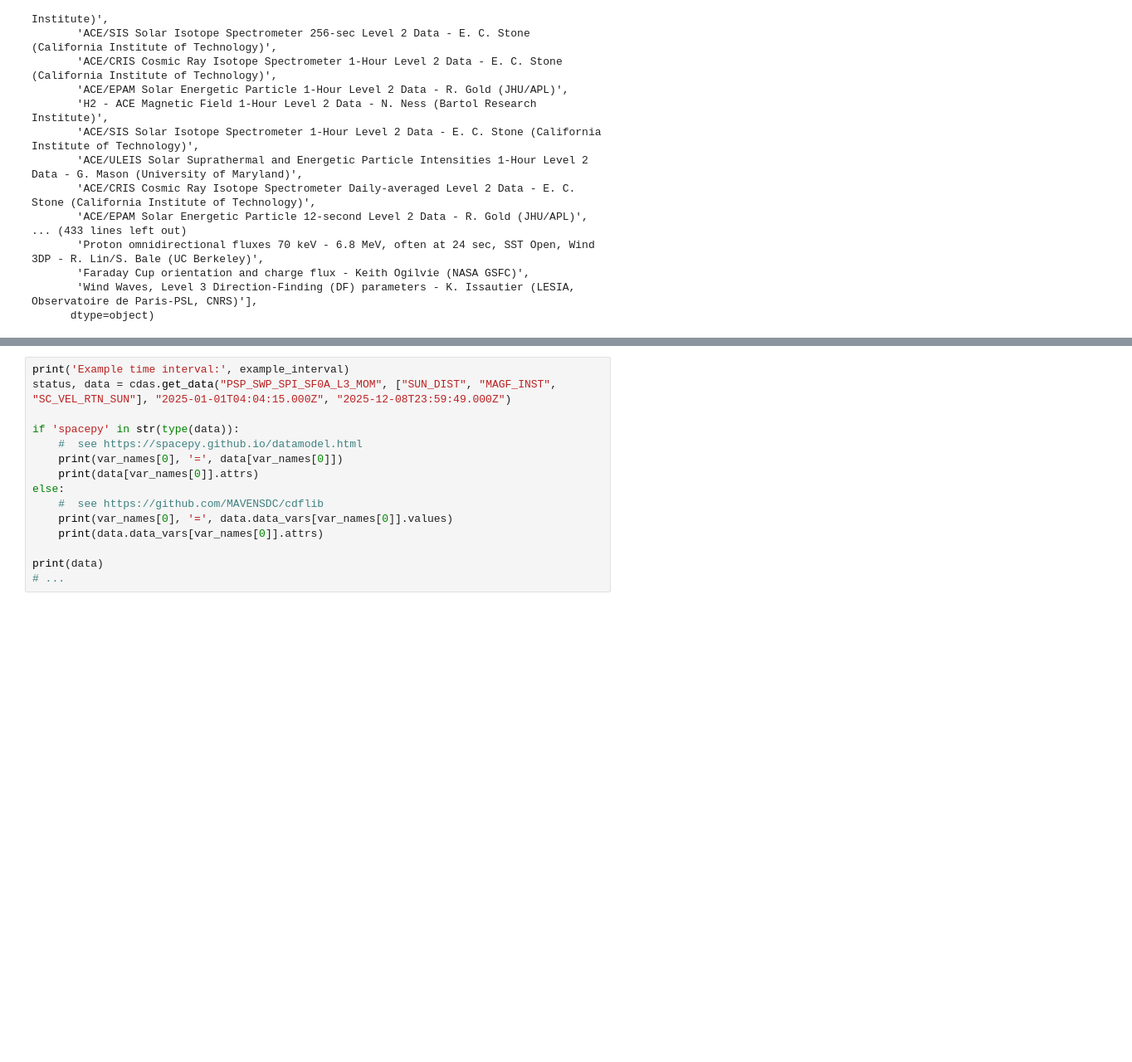
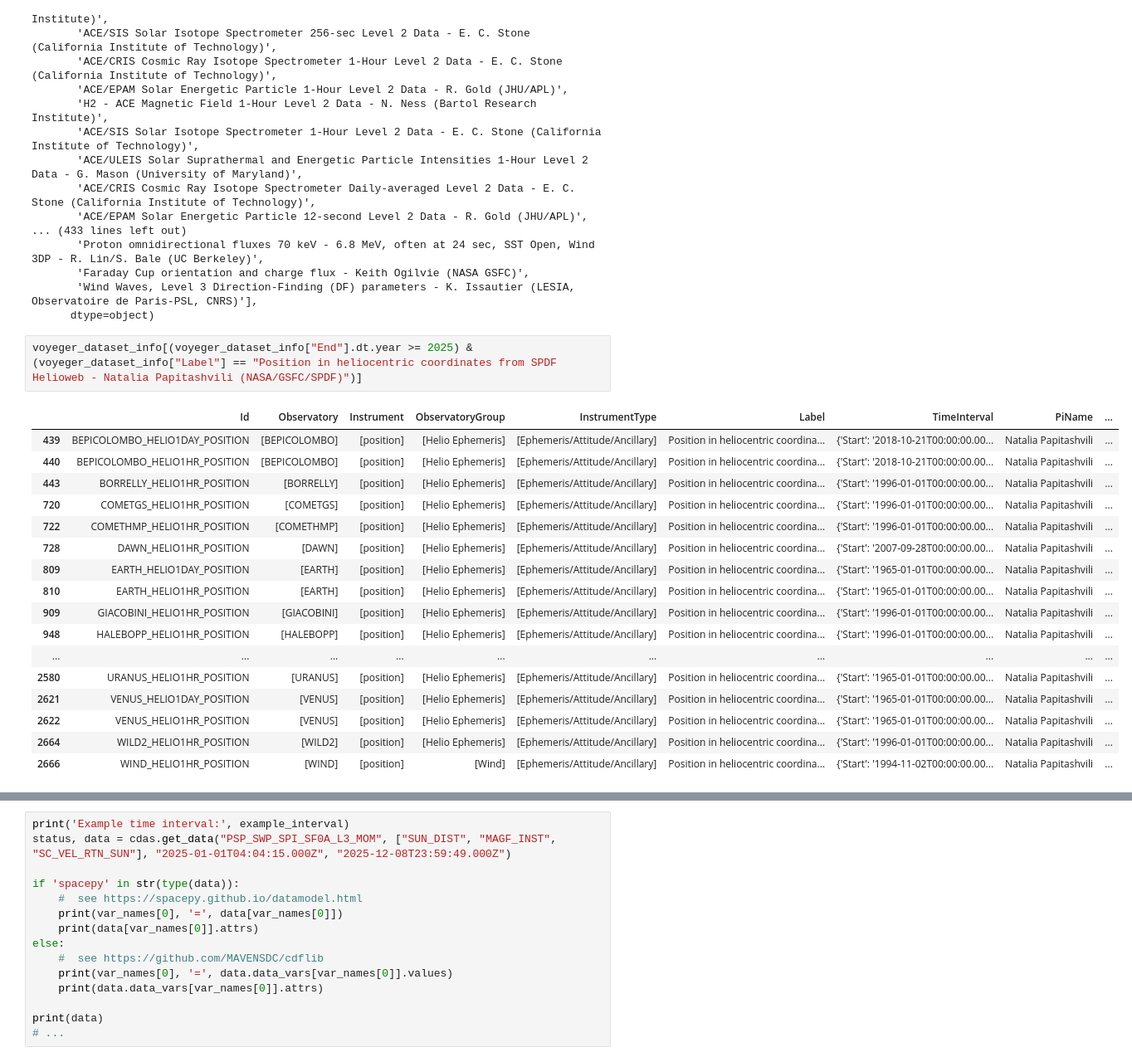
Before and after one commit to iDelfin/ParkerSP_Data_information, a Jupyter notebook: dataExploration.ipynb, the cells around one changed output, grey strips where cells are left out. Shown at 83% size. Cells and saved outputs as stored; diff of their text form; blank space fills up the shorter version.

```diff
--- a/dataExploration.ipynb
+++ b/dataExploration.ipynb
@@ -195,3 +195,23 @@ array(['ACE Hourly RTN, GSE and J2000 GCI Attitude direction cosines - E. C. Sto
        'Faraday Cup orientation and charge flux - Keith Ogilvie (NASA GSFC)',
        'Wind Waves, Level 3 Direction-Finding (DF) parameters - K. Issautier (LESIA, Observatoire de Paris-PSL, CNRS)'],
       dtype=object)
+# %%
+voyeger_dataset_info[(voyeger_dataset_info["End"].dt.year >= 2025) & (voyeger_dataset_info["Label"] == "Position in heliocentric coordinates from SPDF Helioweb - Natalia Papitashvili (NASA/GSFC/SPDF)")]
+# %% [output]
+|  | Id | Observatory | Instrument | ObservatoryGroup | InstrumentType | Label | TimeInterval | PiName | ... |
+| 439 | BEPICOLOMBO_HELIO1DAY_POSITION | [BEPICOLOMBO] | [position] | [Helio Ephemeris] | [Ephemeris/Attitude/Ancillary] | Position in heliocentric coordina... | {'Start': '2018-10-21T00:00:00.00... | Natalia Papitashvili | ... |
+| 440 | BEPICOLOMBO_HELIO1HR_POSITION | [BEPICOLOMBO] | [position] | [Helio Ephemeris] | [Ephemeris/Attitude/Ancillary] | Position in heliocentric coordina... | {'Start': '2018-10-21T00:00:00.00... | Natalia Papitashvili | ... |
+| 443 | BORRELLY_HELIO1HR_POSITION | [BORRELLY] | [position] | [Helio Ephemeris] | [Ephemeris/Attitude/Ancillary] | Position in heliocentric coordina... | {'Start': '1996-01-01T00:00:00.00... | Natalia Papitashvili | ... |
+| 720 | COMETGS_HELIO1HR_POSITION | [COMETGS] | [position] | [Helio Ephemeris] | [Ephemeris/Attitude/Ancillary] | Position in heliocentric coordina... | {'Start': '1996-01-01T00:00:00.00... | Natalia Papitashvili | ... |
+| 722 | COMETHMP_HELIO1HR_POSITION | [COMETHMP] | [position] | [Helio Ephemeris] | [Ephemeris/Attitude/Ancillary] | Position in heliocentric coordina... | {'Start': '1996-01-01T00:00:00.00... | Natalia Papitashvili | ... |
+| 728 | DAWN_HELIO1HR_POSITION | [DAWN] | [position] | [Helio Ephemeris] | [Ephemeris/Attitude/Ancillary] | Position in heliocentric coordina... | {'Start': '2007-09-28T00:00:00.00... | Natalia Papitashvili | ... |
+| 809 | EARTH_HELIO1DAY_POSITION | [EARTH] | [position] | [Helio Ephemeris] | [Ephemeris/Attitude/Ancillary] | Position in heliocentric coordina... | {'Start': '1965-01-01T00:00:00.00... | Natalia Papitashvili | ... |
+| 810 | EARTH_HELIO1HR_POSITION | [EARTH] | [position] | [Helio Ephemeris] | [Ephemeris/Attitude/Ancillary] | Position in heliocentric coordina... | {'Start': '1965-01-01T00:00:00.00... | Natalia Papitashvili | ... |
+| 909 | GIACOBINI_HELIO1HR_POSITION | [GIACOBINI] | [position] | [Helio Ephemeris] | [Ephemeris/Attitude/Ancillary] | Position in heliocentric coordina... | {'Start': '1996-01-01T00:00:00.00... | Natalia Papitashvili | ... |
+| 948 | HALEBOPP_HELIO1HR_POSITION | [HALEBOPP] | [position] | [Helio Ephemeris] | [Ephemeris/Attitude/Ancillary] | Position in heliocentric coordina... | {'Start': '1996-01-01T00:00:00.00... | Natalia Papitashvili | ... |
+| ... | ... | ... | ... | ... | ... | ... | ... | ... | ... |
+| 2580 | URANUS_HELIO1HR_POSITION | [URANUS] | [position] | [Helio Ephemeris] | [Ephemeris/Attitude/Ancillary] | Position in heliocentric coordina... | {'Start': '1965-01-01T00:00:00.00... | Natalia Papitashvili | ... |
+| 2621 | VENUS_HELIO1DAY_POSITION | [VENUS] | [position] | [Helio Ephemeris] | [Ephemeris/Attitude/Ancillary] | Position in heliocentric coordina... | {'Start': '1965-01-01T00:00:00.00... | Natalia Papitashvili | ... |
+| 2622 | VENUS_HELIO1HR_POSITION | [VENUS] | [position] | [Helio Ephemeris] | [Ephemeris/Attitude/Ancillary] | Position in heliocentric coordina... | {'Start': '1965-01-01T00:00:00.00... | Natalia Papitashvili | ... |
+| 2664 | WILD2_HELIO1HR_POSITION | [WILD2] | [position] | [Helio Ephemeris] | [Ephemeris/Attitude/Ancillary] | Position in heliocentric coordina... | {'Start': '1996-01-01T00:00:00.00... | Natalia Papitashvili | ... |
+| 2666 | WIND_HELIO1HR_POSITION | [WIND] | [position] | [Wind] | [Ephemeris/Attitude/Ancillary] | Position in heliocentric coordina... | {'Start': '1994-11-02T00:00:00.00... | Natalia Papitashvili | ... |
```
Also changed, not shown: parts of 5 cells of this notebook, 2 other files.
